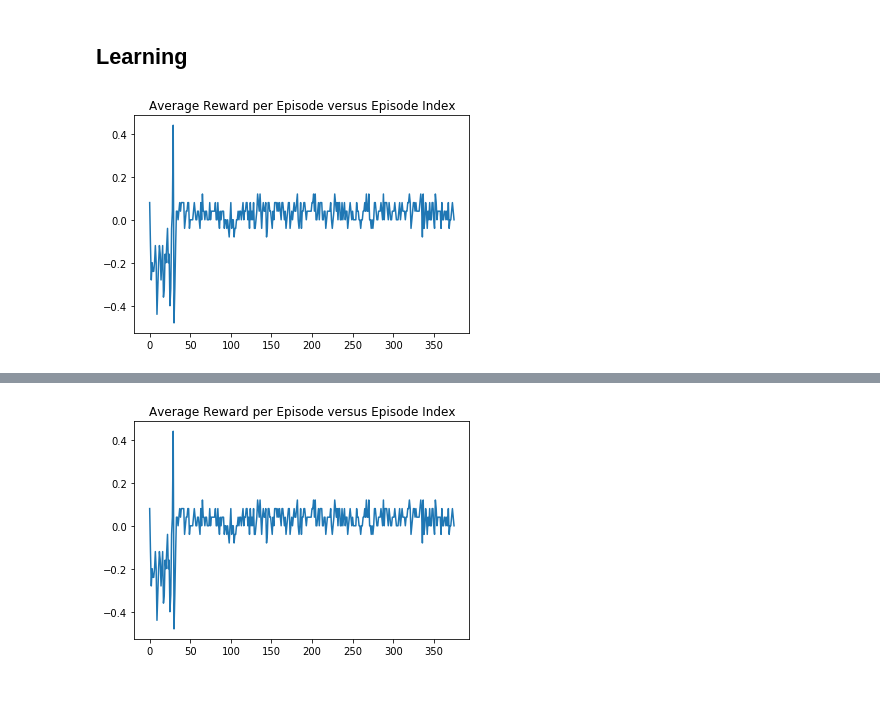
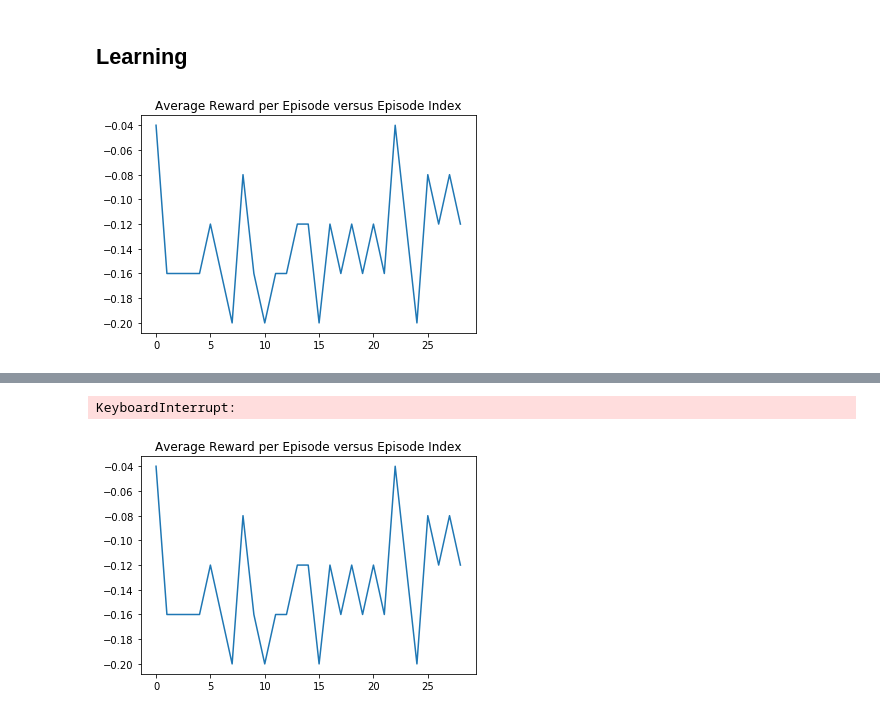
Before and after one commit to ChihChiu29/deep_learning, a Jupyter notebook: notebook/circular_world/circular_world_q_learning_v3.ipynb, the cells around one changed output, grey strips where cells are left out. Cells and saved outputs as stored; diff of their text form; code cells hidden in the pictures.

```diff
--- a/notebook/circular_world/circular_world_q_learning_v3.ipynb
+++ b/notebook/circular_world/circular_world_q_learning_v3.ipynb
@@ -102,15 +180,15 @@ print(i)
 # %%
 %%time
 
 env = CircularWorld()
-qfunc = q_learning_impl_v3.KerasModelQFunction(
+qfunc = q_learning_impl_v3.KerasModelQFunctionIntAction(
     env, (6, 6, 6), learning_rate=0.9, discount_factor=0.95)
 policy = policy_impl.MaxValueWithRandomnessPolicy(certainty = 0.9)
 callback_func = run_callback_function.MonitoringCallback()
 
 q_learning_v3.SimpleRun(
     env_factory=WorldMaker, qfunc=qfunc, policy=policy,
     num_of_episode=1000, callback_func=callback_func,
     debug_verbosity=0)
 # %% [output]
-[figure, old version]
+[figure, new version]
@@ -118,4 +196,5 @@ KeyboardInterrupt:
+KeyboardInterrupt:
-[figure, old version]
+[figure, new version]
 # %%
 %%time
 
```
Also changed, not shown: parts of 12 cells of this notebook, 3 other files.
